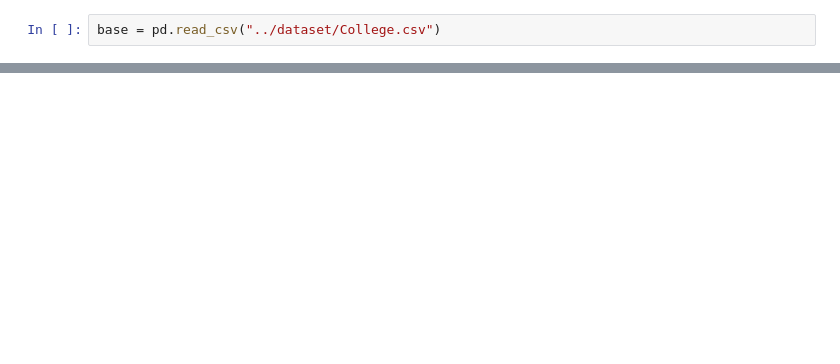
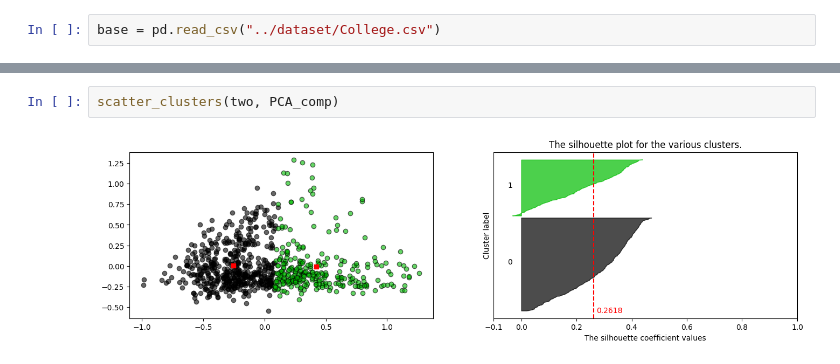
Before and after one commit to wssantiago/k-means-clustering, a Jupyter notebook: src/k-means.ipynb, the cells around one changed output, grey strips where cells are left out. Cells and saved outputs as stored; diff of their text form; blank space fills up the shorter version.

```diff
--- a/src/k-means.ipynb
+++ b/src/k-means.ipynb
@@ -122,0 +192,4 @@ array([[ 74, 138],
+# %%
+scatter_clusters(two, PCA_comp)
+# %% [output]
+[figure, added]
```
Also changed, not shown: parts of 28 cells of this notebook.
